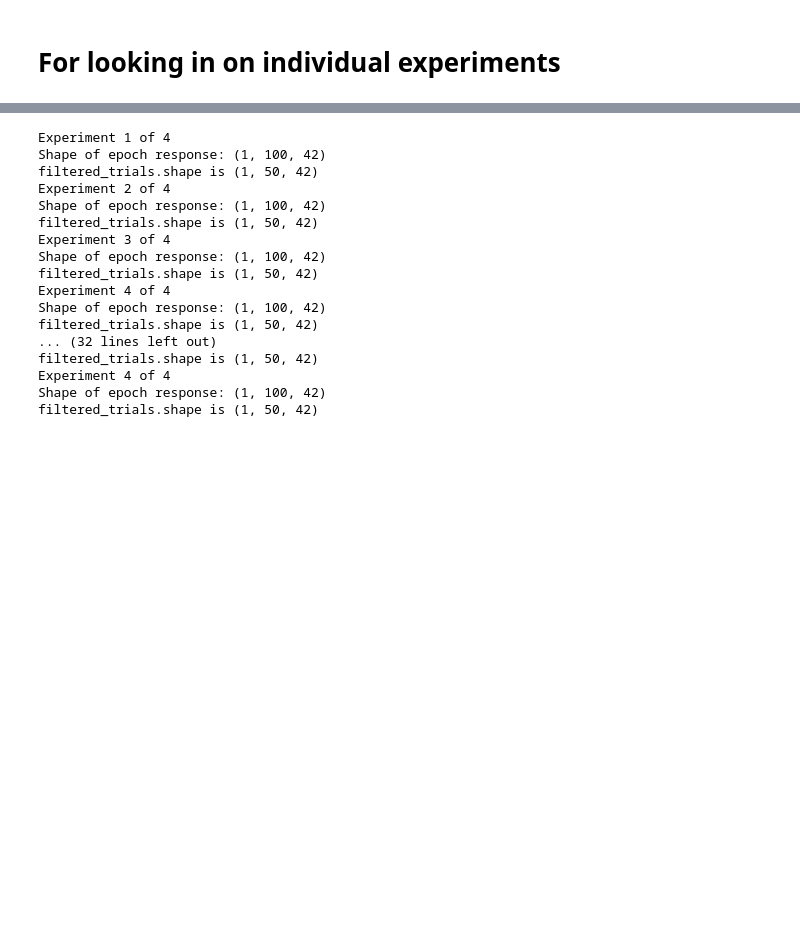
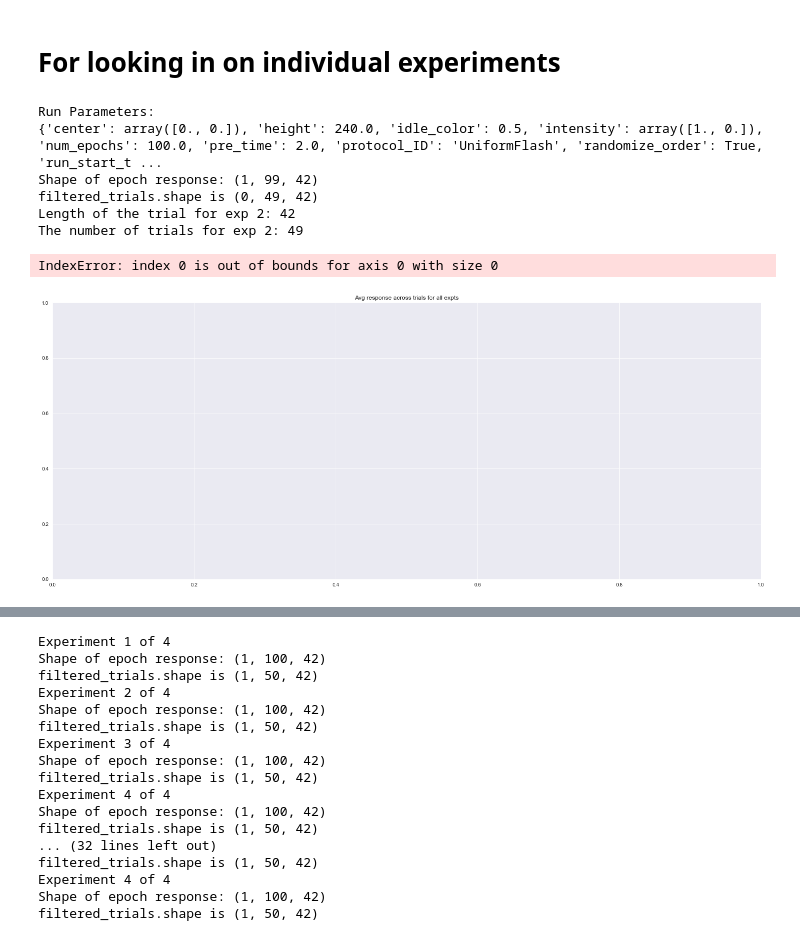
Before and after one commit to Biofall/two_photon_analysis, a Jupyter notebook: notebooks/asta_addition.ipynb, the cells around one changed output, grey strips where cells are left out. Drawn from its saved outputs; the diff is of its cells as text; code cells hidden in the pictures; blank space fills up the shorter version.

```diff
--- a/notebooks/asta_addition.ipynb
+++ b/notebooks/asta_addition.ipynb
@@ -240,3 +240,71 @@ DONE
 [figure]
 # %% [markdown]
 # For looking in on individual experiments
+# %%
+expts = fly4_expts_prox
+trial_count = 40
+query = 0
+which_exp = 0
+df = False
+dff = True
+alt_pre_time = 2
+fh_avg, ax_avg = plt.subplots(1, 1, figsize=(25,10))
+ax_avg.set_title(f'Avg response across trials for all expts')
+
+
+file_path = os.path.join(expts[which_exp,0], expts[which_exp,1] + ".hdf5")
+ID = imaging_data.ImagingDataObject(file_path, expts[which_exp,2], quiet=True)
+roi_data = ID.getRoiResponses(expts[which_exp,3])
+roi_number = len(roi_data['roi_response'])
+
+#print(f'Epoch Parameters:\n{ID.getEpochParameters()[5]}')
+#print('\n')
+#print(f'Run Parameters:\n{ID.getRunParameters()}')
+#conditions = np.unique(ID.getEpochParameters(condition_name))
+#num_conditions = len(conditions)
+
+# subsets of trials
+query = {'current_intensity': query}
+time_vector, epoch_response = ma.getAltEpochResponseMatrix(
+                                                            ID, np.vstack(roi_data['roi_response']),
+                                                            alt_pre_time=alt_pre_time, dff=dff, df=df,
+                                                            )
+
+
+print('\n')
+print(f'Run Parameters:\n{ID.getRunParameters()}')
+print(f'Shape of epoch response: {epoch_response.shape}')
+
+#filtered_trials, filtered_ind = shared_analysis.filterTrials(epoch_response[:], ID, query=query, return_inds=True)
+filtered_trials, filtered_ind = newFilterTrials(epoch_response[1:,:], ID, query=query, return_inds=True)
+
+len_trial = len(roi_data['time_vector'])
+print(f'filtered_trials.shape is {filtered_trials.shape}')
+print(f'Length of the trial for exp {1+1}: {len_trial}')
+print(f'The number of trials for exp {1+1}: {filtered_trials.shape[1]}\n')
+
+# Plot the epoch response
+fh, ax = plt.subplots(trial_count, 1, figsize=(25,trial_count*10))
+
+for trial_ind in range(trial_count):
+    ax[trial_ind].plot(time_vector, filtered_trials[0,trial_ind,:])
+    ax[trial_ind].set_title(f'Response for Trial {trial_ind} for Experiment {1}')
+#    print(f'Epoch Parameters for trial {trial_ind}:\n{ID.getEpochParameters()[trial_ind]}')
+# Plot the avg response across trials
+#how many trials to avg
+mean_across_trials = np.squeeze(np.mean(filtered_trials[:,],1))
+
+#fh, ax = plt.subplots(1, 1, figsize=(25, 10))
+
+ax_avg.plot(time_vector, mean_across_trials, label=str(1))
+
+ax_avg.legend()
+# %% [output]
+Run Parameters:
+{'center': array([0., 0.]), 'height': 240.0, 'idle_color': 0.5, 'intensity': array([1., 0.]), 'num_epochs': 100.0, 'pre_time': 2.0, 'protocol_ID': 'UniformFlash', 'randomize_order': True, 'run_start_t ...
+Shape of epoch response: (1, 99, 42)
+filtered_trials.shape is (0, 49, 42)
+Length of the trial for exp 2: 42
+The number of trials for exp 2: 49
+IndexError: index 0 is out of bounds for axis 0 with size 0
+[figure, added]
```
Also changed, not shown: parts of 6 cells of this notebook.
